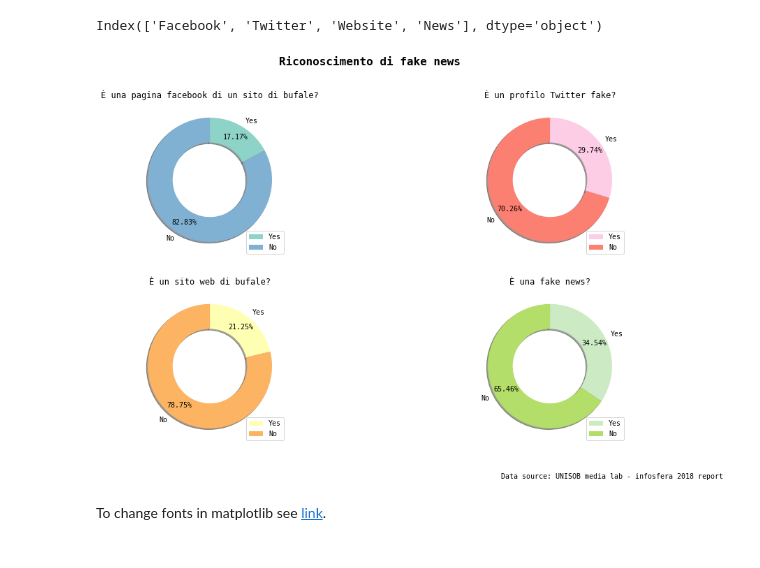
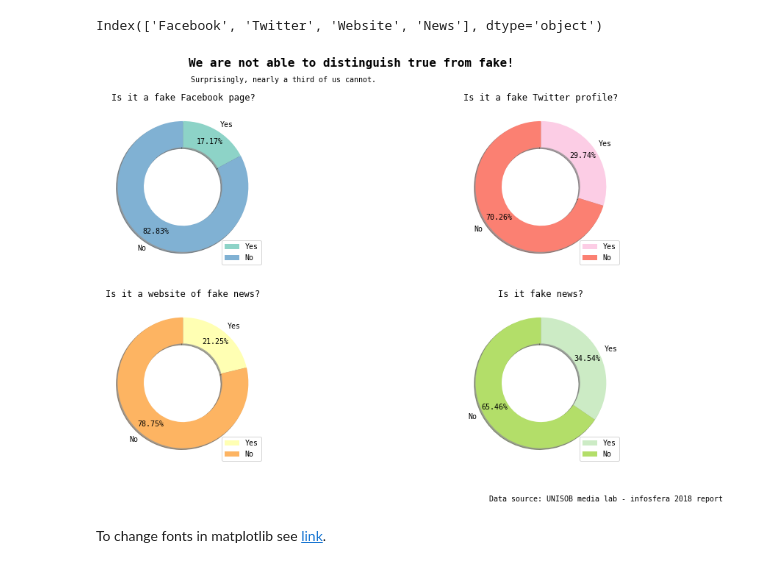
Before and after one commit to AngieC96/DataVisualizationProject, a Jupyter notebook: plots/Plot4.ipynb, the cells around one changed output. Saved outputs shown, nothing was run; the diff lists cells and outputs as text; code cells hidden in the pictures.

Commit message:
Updated plot4 after exam

```diff
--- a/plots/Plot4.ipynb
+++ b/plots/Plot4.ipynb
@@ -52,49 +52,55 @@ plt.rcParams["font.family"] = "monospace"
 fig = plt.figure(1, figsize=(16,9))
 the_grid = GridSpec(ncols=2, nrows=2)
 
-ax1=plt.subplot(the_grid[0, 0], aspect=1, title='È una pagina facebook di un sito di bufale?')
+ax1=plt.subplot(the_grid[0, 0], aspect=1, title='Is it a fake Facebook page?')
 facebook_pie = plt.pie(df.loc['Facebook'], wedgeprops=dict(width=0.4),
                      startangle=90, counterclock=False,
                      labels=df.columns,
-                     #textprops = {'color':'g'}, #'size':15, 'weight':"extra bold"} !!!!!!!!!!!!!!! COLORE UGUALE ALLA TORTA? NO FORSE TROPPO
+                     #textprops = {'color':'g'}, #'size':15, 'weight':"extra bold"}
                      pctdistance=0.8,  # changes label positions: moves the percentages
                      #labeldistance=0.7, # changes label positions: moves the labels
                      autopct='%2.2f%%',
                      shadow=True, colors=["#8dd3c7", "#80b1d3"]) # colors[0:2]), ["#5ea5d9", "#69c8ff"])
 plt.legend(facebook_pie, labels=columnNames, loc='lower right')
-ax2=plt.subplot(the_grid[0, 1], aspect=1, title='È un profilo Twitter fake?')
+ax2=plt.subplot(the_grid[0, 1], aspect=1, title='Is it a fake Twitter profile?')
 twitter_pie = plt.pie(df.loc['Twitter'], wedgeprops=dict(width=0.4),
                      startangle=90, counterclock=False,
                      labels=df.columns, pctdistance=0.8, autopct='%2.2f%%',
                      shadow=True, colors=["#fccde5", "#fb8072"]) # colors[2:4])
 plt.legend(twitter_pie, labels=columnNames, loc='lower right')
-ax3=plt.subplot(the_grid[1, 0], aspect=1, title='È un sito web di bufale?')
+ax3=plt.subplot(the_grid[1, 0], aspect=1, title='Is it a website of fake news?')
 website_pie = plt.pie(df.loc['Website'], wedgeprops=dict(width=0.4),
                      startangle=90, counterclock=False,
                      labels=df.columns, pctdistance=0.8, autopct='%2.2f%%',
                      shadow=True, colors=["#ffffb3", "#fdb462"]) # colors[4:6])
 plt.legend(website_pie, labels=columnNames, loc='lower right')
-ax4=plt.subplot(the_grid[1, 1], aspect=1, title='È una fake news?')
+ax4=plt.subplot(the_grid[1, 1], aspect=1, title='Is it fake news?')
 news_pie = plt.pie(df.loc['News'], wedgeprops=dict(width=0.4),
                      startangle=90, counterclock=False,
                      labels=df.columns, pctdistance=0.8, autopct='%2.2f%%',
                      shadow=True, colors=["#ccebc5", "#b3de69"]) # ["#d9d9d9","#bebada"]), colors[6:])
 plt.legend(news_pie, labels=columnNames, loc='lower right')
-plt.suptitle('Riconoscimento di fake news', fontsize=16, fontweight="bold")
+plt.suptitle('We are not able to distinguish true from fake!', fontsize=16, fontweight="bold")
+plt.annotate('Surprisingly, nearly a third of us cannot.', # this is the text
+                 (0.1,0.1), # this is the point to label
+                 fontsize=10,
+                 textcoords="offset points", # how to position the text
+                 xytext=(-485,400), # distance from text to points (x,y)
+                 ha='left')
 #plt.axis('equal') # Equal aspect ratio ensures that pie is drawn as a circle
 
 source = 'Data source: UNISOB media lab - infosfera 2018 report'
 plt.annotate(source, # this is the text
                  (1,1), # this is the point to label
                  textcoords="offset points", # how to position the text
                  xytext=(0,-250), # distance from text to points (x,y)
                  ha='center') # horizontal alignment can be left, right or center
 
 
 #plt.show()
-plt.savefig('plot_v8.svg', edgecolor='none')#, transparent=True)
+plt.savefig('plot_v9.svg', edgecolor='none')#, transparent=True)
 # %% [output]
-[figure, old version]
+[figure, new version]
 # %% [markdown]
 To change fonts in matplotlib see [link](https://matplotlib.org/stable/tutorials/introductory/customizing.html).
 # %% [markdown]
```
Also changed, not shown: parts of 1 cell of this notebook.
